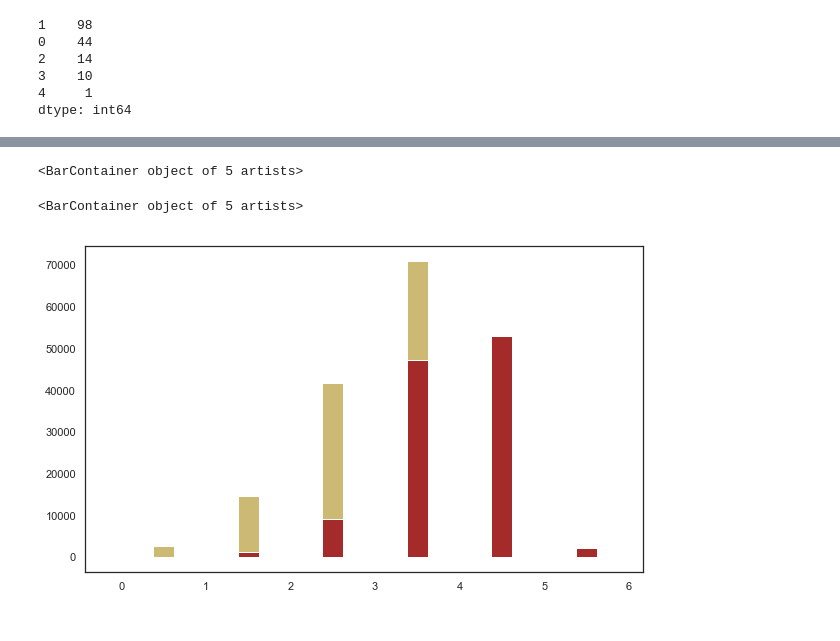
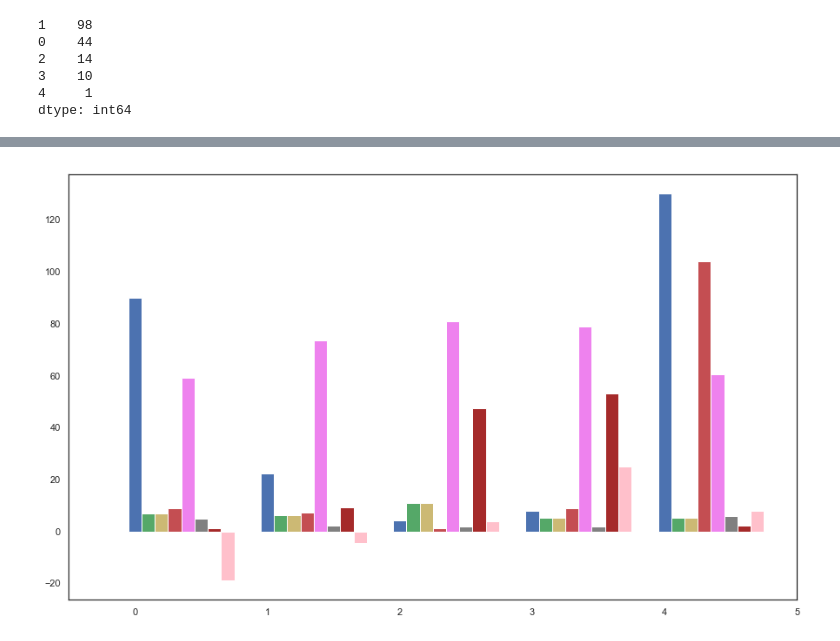
Before and after one commit to patwadeepak/help_country, a Jupyter notebook: Untitled.ipynb, the cells around one changed output, grey strips where cells are left out. Cells and saved outputs as stored; diff of their text form; code cells hidden in the pictures.

Commit message:
Succecssful grouped bar chart

```diff
--- a/Untitled.ipynb
+++ b/Untitled.ipynb
@@ -239,4 +258,5 @@ df.head()
 | 3 | Angola | 119.0 | 2.85 | 5900 | 22.40 | 60.1 | 6.16 | 3530 | 19.4 | 1 |
 | 4 | Antigua and Barbuda | 10.3 | 6.03 | 19100 | 1.44 | 76.8 | 2.13 | 12200 | -13.4 | 1 |
 # %%
-df.rename({0:'cluster'},axis=1, inplace=True)
+# Since names parameter in pd.concat does this
+# df.rename({0:'cluster'},axis=1, inplace=True)
@@ -243,7 +267,7 @@ df.rename({0:'cluster'},axis=1, inplace=True)
 # %%
 avg = df.groupby(by='cluster').mean()
 # %%
-w = 0.25
+w = 0.10
 # %%
 r1 = range(len(avg))
 r2 = [x + w for x in r1]
@@ -261,7 +285,23 @@ r2
 # %%
-%matplotlib
+plt.figure(figsize=(15, 9))
+
 plt.bar(r1, avg['child_mort'], color='b', width=w, edgecolor='white', label='Child Mortality')
+
 plt.bar(r2, avg['health'] , color='g', width=w, label='Health')
-plt.bar(r3, avg['income'] , color='y', width=w, label='Income')
+
+plt.bar(r3, avg['health'] , color='y', width=w, label='Health')
+
+plt.bar(r4, avg['inflation'] , color='r', width=w, label='Inflation')
+
+plt.bar(r5, avg['life_expec'] , color='violet', width=w, label='Life Expectancy')
+
+plt.bar(r6, avg['total_fer'] , color='grey', width=w, label='Total Fertility')
+
+plt.bar(r7, avg['gdpp']/1000 , color='brown', width=w, label='GDPP')
+
+plt.bar(r8, avg['trade_bal'] , color='pink', width=w, label='Trade Balance')
+
+plt.xlim(-0.5,5)
+plt.show()
 # %% [output]
-<BarContainer object of 5 artists>
+[figure, added]
@@ -270,9 +307,0 @@ plt.show()
-# %%
-plt.bar(r4, avg['inflation'] , color='r', width=w, edgecolor='white', label='Inflation')
-plt.bar(r5, avg['life_expec'] , color='violet', width=w, edgecolor='white', label='Life Expectancy')
-plt.bar(r6, avg['total_fer'] , color='grey', width=w, edgecolor='white', label='Total Fertility')
-plt.bar(r7, avg['gdpp'] , color='brown', width=w, edgecolor='white', label='GDPP')
-plt.bar(r8, avg['trade_bal'] , color='pink', width=w, edgecolor='white', label='Trade Balance')
-# %% [output]
-<BarContainer object of 5 artists>
-[figure, removed]
```
Also changed, not shown: parts of 6 cells of this notebook, 1 other file.
